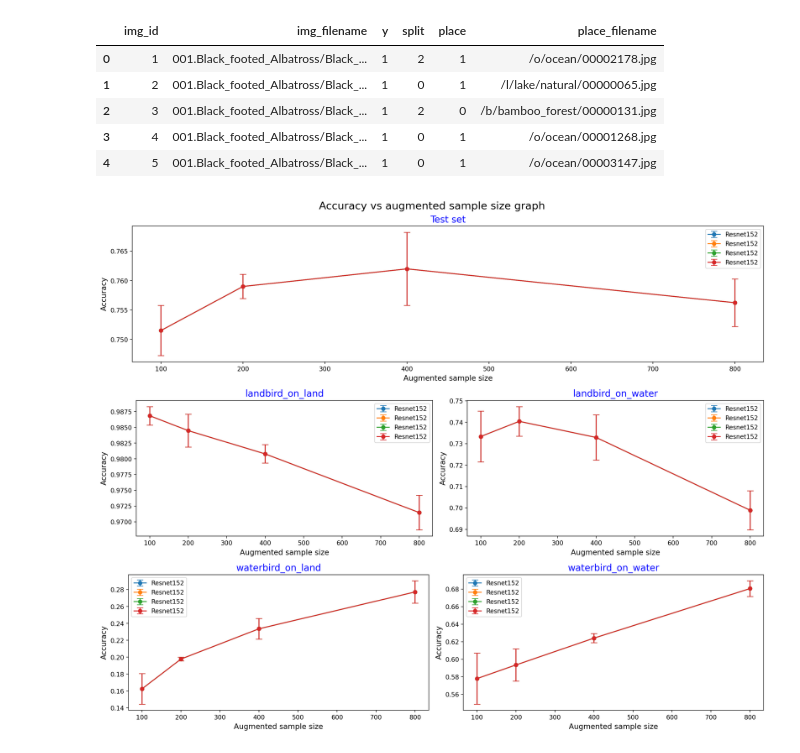
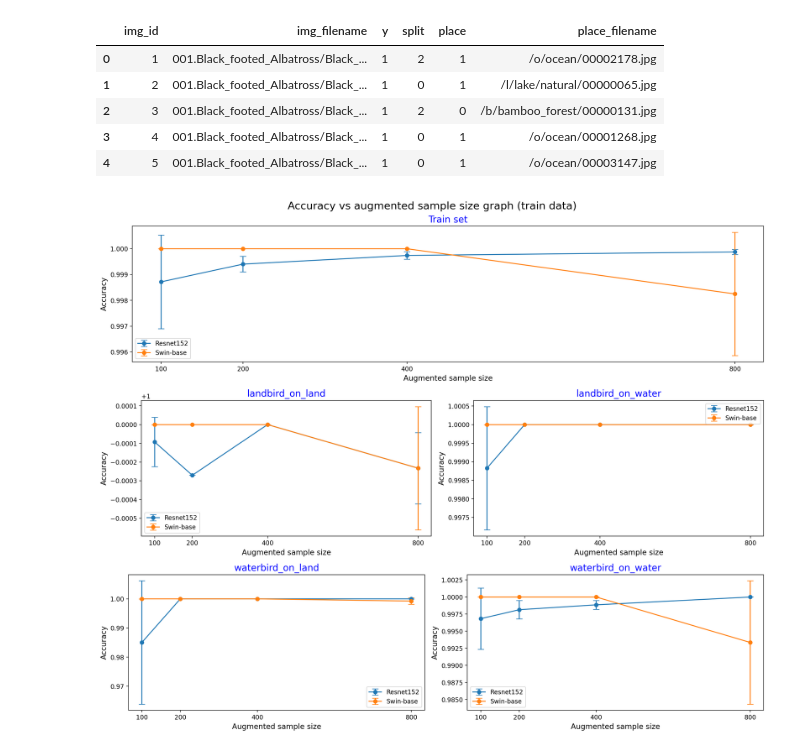
Before and after one commit to AtiqurRahmanAni/ml-algos, a Jupyter notebook: Waterbird/Waterbird_dataset_model_eval.ipynb, the cells around one changed output. Cells and saved outputs as stored; diff of their text form; code cells hidden in the pictures.

```diff
--- a/Waterbird/Waterbird_dataset_model_eval.ipynb
+++ b/Waterbird/Waterbird_dataset_model_eval.ipynb
@@ -149,7 +149,7 @@ for idx, sample_size in enumerate([100, 200, 400, 800]):
         landbird_on_water_acc, waterbird_on_land_acc, \
         waterbird_on_water_acc, test_f1, \
         landbird_on_land_f1, landbird_on_water_f1, \
-        waterbird_on_land_f1, waterbird_on_water_f1 = get_result(f"D:/Download/Waterbird/{model_name}/{augment_sample}/test_predictions_{augment_sample}.npy")
+        waterbird_on_land_f1, waterbird_on_water_f1 = get_result(f"D:/Download/Waterbird/{model_name}/{augment_sample}/train_predictions_{augment_sample}.npy")
 
         test_accs.append(test_acc)
         landbird_on_land_accs.append(landbird_on_land_acc)
@@ -187,41 +187,47 @@ np.save('./resnet152_all_statistics.npy', result)
 # %%
-result_files = ["D:/Download/Waterbird/Resnet152/resnet152_all_statistics.npy"] * 4
+result_files = ["D:/Download/Waterbird/Resnet152/resnet152_train_statistics.npy",
+                "D:/Download/Waterbird/Swin-base/swin_base_train_statistics.npy"]
+
 groups = ['landbird_on_land', 'landbird_on_water', 'waterbird_on_land', 'waterbird_on_water']
 
 fig = plt.figure(figsize=(15, 12), dpi=200, constrained_layout=True)
 subfigs = fig.subfigures(nrows=3, ncols=1)
 ax = subfigs[0].subplots(nrows=1, ncols=1)
-fig.suptitle('Accuracy vs augmented sample size graph', fontsize=17)
+fig.suptitle('Accuracy vs augmented sample size graph (train data)', fontsize=17)
 
 for result_file in result_files:
     result_file = np.load(result_file, allow_pickle=True).item()
     sample_size = result_file['sample_size']
     mean_accuracy = result_file['test_acc_mean']
     std_dev = result_file['test_acc_std']
 
     ax.errorbar(sample_size, mean_accuracy, yerr=std_dev, fmt='-o', capsize=5, label=result_file['model_name'])
 
-ax.set_title('Test set', fontsize=15, color='blue')
+
 ax.legend()
+ax.set_xticks([100, 200, 400, 800])
+ax.set_title('Train set', fontsize=15, color='blue')
 ax.set_xlabel('Augmented sample size', fontsize=12)
 ax.set_ylabel('Accuracy', fontsize=12)
 
 sub_row1, sub_row2 = subfigs[1], subfigs[2]
 axs = list(sub_row1.subplots(nrows=1, ncols=2).flatten()) + list(sub_row2.subplots(nrows=1, ncols=2).flatten())
 
 for group, ax in zip(groups, axs):
     for result_file in result_files:
         result_file = np.load(result_file, allow_pickle=True).item()
         sample_size = result_file['sample_size']
         mean_accuracy = result_file[f'{group}_acc_mean']
         std_dev = result_file[f'{group}_acc_std']
 
         ax.errorbar(sample_size, mean_accuracy, yerr=std_dev, fmt='-o', capsize=5, label=result_file['model_name'])
         ax.set_title(group, fontsize=15, color='blue')
+
     ax.legend()
+    ax.set_xticks([100, 200, 400, 800])
     ax.set_xlabel('Augmented sample size', fontsize=12)
     ax.set_ylabel('Accuracy', fontsize=12)
 
 plt.show()
 # %% [output]
-[figure, old version]
+[figure, new version]
```
Also changed, not shown: parts of 2 cells of this notebook, 2 other files.
